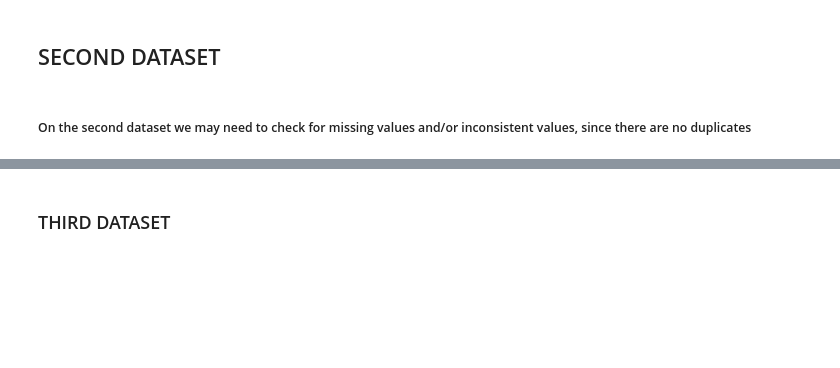
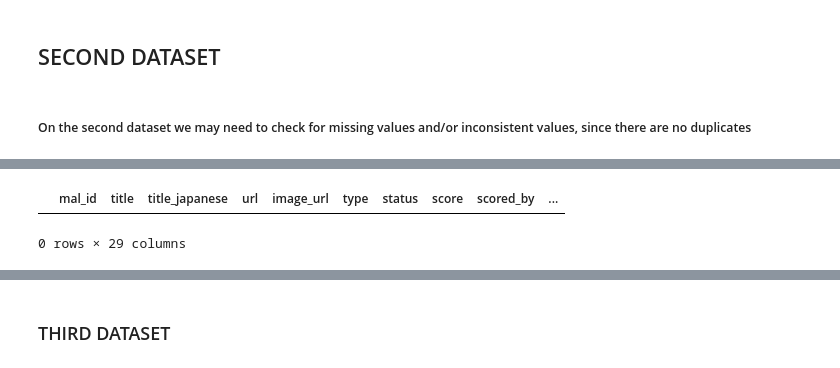
Before and after one commit to denis-budau/HCI-TWEB_2025-26, a Jupyter notebook: solution/HCI_assignment.ipynb, the cells around one changed output, grey strips where cells are left out. Saved outputs shown, nothing was run; the diff lists cells and outputs as text; code cells hidden in the pictures; blank space fills up the shorter version.

```diff
--- a/solution/HCI_assignment.ipynb
+++ b/solution/HCI_assignment.ipynb
@@ -174,2 +207,7 @@ details_df[["start_date", "end_date"]] = details_df[["start_date", "end_date"]].
     pd.to_datetime, errors="coerce"
 )
+# %%
+anime_details_df.query("start_date > end_date")
+# %% [output]
+|  | mal_id | title | title_japanese | url | image_url | type | status | score | scored_by | ... |
+0 rows × 29 columns
```
Also changed, not shown: parts of 29 cells of this notebook, 3 other files.
